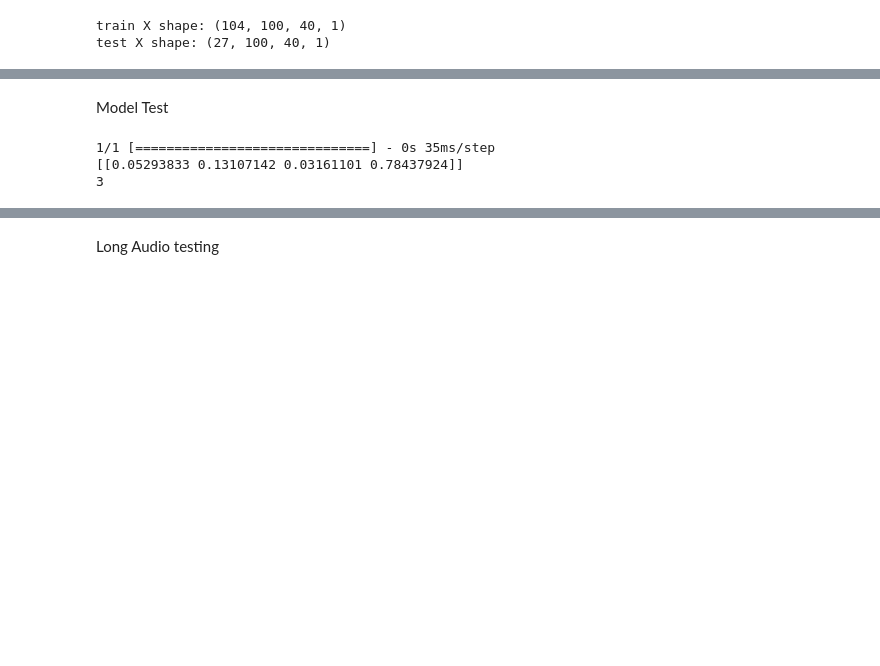
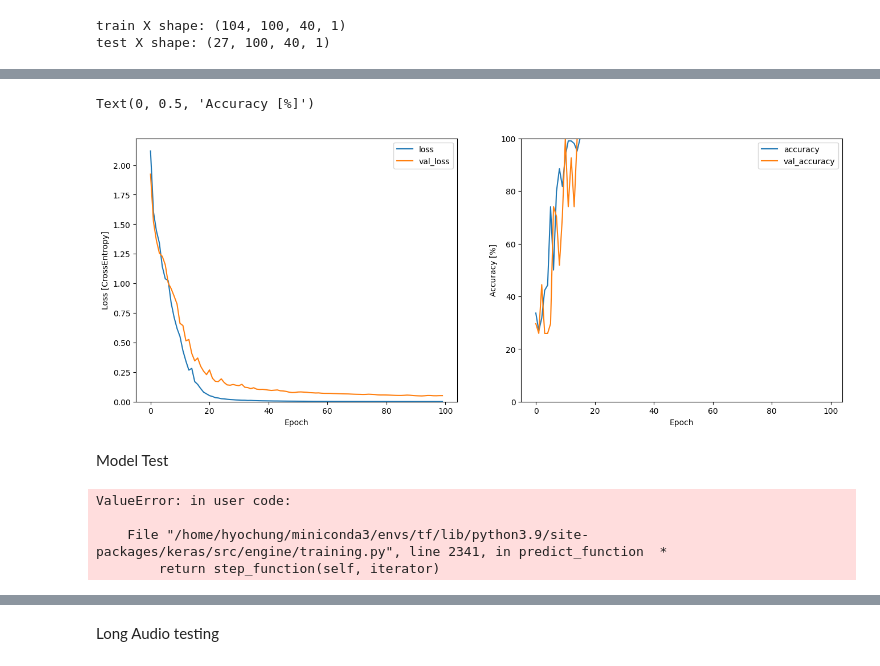
Before and after one commit to hyochung301/keyboard_DL, a Jupyter notebook: keyboard_classification.ipynb, the cells around one changed output, grey strips where cells are left out. Cells and saved outputs as stored; diff of their text form; code cells hidden in the pictures; blank space fills up the shorter version.

```diff
--- a/keyboard_classification.ipynb
+++ b/keyboard_classification.ipynb
@@ -259,18 +361,34 @@ INFO:tensorflow:Assets written to: /home/hyochung/Keyboard_DL/assets
+# %%
+metrics = history.history
+plt.figure(figsize=(16,6))
+plt.subplot(1,2,1)
+plt.plot(history.epoch, metrics['loss'], metrics['val_loss'])
+plt.legend(['loss', 'val_loss'])
+plt.ylim([0, max(plt.ylim())])
+plt.xlabel('Epoch')
+plt.ylabel('Loss [CrossEntropy]')
+
+plt.subplot(1,2,2)
+plt.plot(history.epoch, 100*np.array(metrics['accuracy']), 100*np.array(metrics['val_accuracy']))
+plt.legend(['accuracy', 'val_accuracy'])
+plt.ylim([0, 100])
+plt.xlabel('Epoch')
+plt.ylabel('Accuracy [%]')
+# %% [output]
+Text(0, 0.5, 'Accuracy [%]')
+[figure, added]
 # %% [markdown]
 Model Test
-# %%
-audio, sr = librosa.load(DATA_DIR + 'R-03.wav')
-
-mfcc = librosa.feature.mfcc(y=audio, sr=16000, n_mfcc=100, n_fft=400, hop_length=160)
-mfcc = mfcc/ 1000000
-mfcc = sklearn.preprocessing.scale(mfcc, axis=1)
-padded_mfcc = pad2d(mfcc, 40)
-padded_mfcc= np.expand_dims(padded_mfcc, 0)
-
-result = model.predict(padded_mfcc)
-print(result)
-print(np.argmax(result))
-# %% [output]
-1/1 [==============================] - 0s 35ms/step
-[[0.05293833 0.13107142 0.03161101 0.78437924]]
-3
+# %%
+filename = (DATA_DIR + 'Q-08.wav')
+mfcc = get_mfcc(filename)
+prediction = model.predict(mfcc)
+plt.bar(["Q", "W", "E", "R"], tf.nn.softmax(prediction[0]))
+plt.title('Q')
+plt.show()
+prediction
+# %% [output]
+ValueError: in user code:
+
+    File "/home/hyochung/miniconda3/envs/tf/lib/python3.9/site-packages/keras/src/engine/training.py", line 2341, in predict_function  *
+        return step_function(self, iterator)
```
Also changed, not shown: parts of 40 cells of this notebook, 5 other files.
